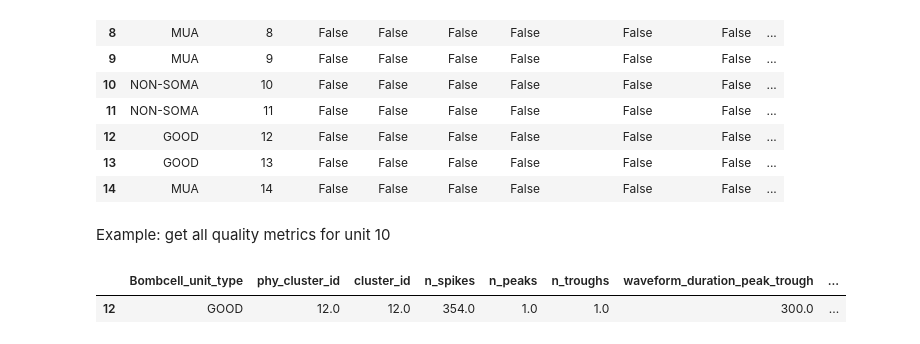
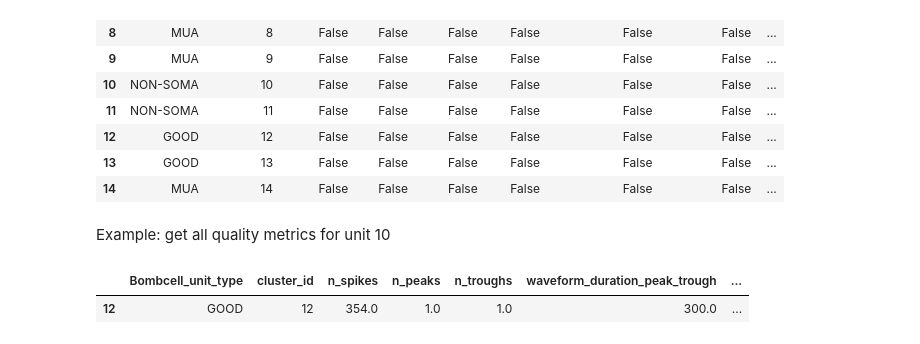
Before and after one commit to Julie-Fabre/bombcell, a Jupyter notebook: pyBombCell/Demos/BC_demo.ipynb, the cells around one changed output. Saved outputs shown, nothing was run; the diff lists cells and outputs as text; code cells hidden in the pictures.

```diff
--- a/pyBombCell/Demos/BC_demo.ipynb
+++ b/pyBombCell/Demos/BC_demo.ipynb
@@ -170,8 +170,8 @@ Example: get all quality metrics for unit 10
 # %%
 u = 12
 
-units = quality_metrics_table.phy_cluster_id
+units = quality_metrics_table.cluster_id
 quality_metrics_table.loc[units == u, :]
 # %% [output]
-|  | Bombcell_unit_type | phy_cluster_id | cluster_id | n_spikes | n_peaks | n_troughs | waveform_duration_peak_trough | ... |
-| 12 | GOOD | 12.0 | 12.0 | 354.0 | 1.0 | 1.0 | 300.0 | ... |
+|  | Bombcell_unit_type | cluster_id | n_spikes | n_peaks | n_troughs | waveform_duration_peak_trough | ... |
+| 12 | GOOD | 12 | 354.0 | 1.0 | 1.0 | 300.0 | ... |
```
Also changed, not shown: parts of 2 cells of this notebook.
